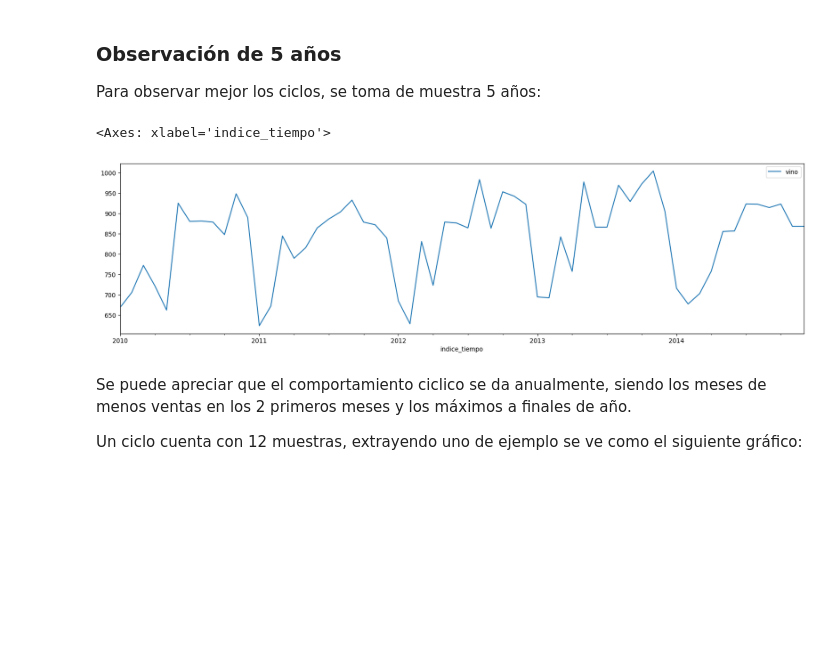
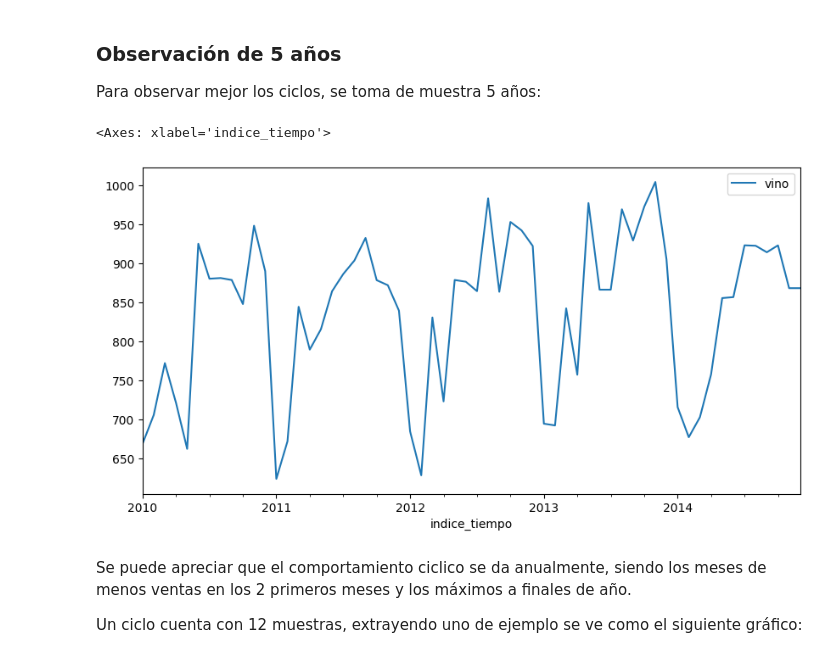
Before and after one commit to sergio2pi/CEIA-FIUBA_ST, a Jupyter notebook: trabajo_integrador/series_temporales.ipynb, the cells around one changed output. Cells and saved outputs as stored; diff of their text form; code cells hidden in the pictures; blank space fills up the shorter version.

```diff
--- a/trabajo_integrador/series_temporales.ipynb
+++ b/trabajo_integrador/series_temporales.ipynb
@@ -134,11 +133,11 @@ Para observar mejor los ciclos, se toma de muestra 5 años:
 # %%
 dataset_year = dataset[dataset["indice_tiempo"] < '2015-1-1']
 dataset_year = dataset_year[dataset_year["indice_tiempo"] > '2009-12-31']
 
-dataset_year.plot(x = 'indice_tiempo', y = 'vino', figsize=(20, 5))
+dataset_year.plot(x = 'indice_tiempo', y = 'vino', figsize=(10, 5))
 # %% [output]
 <Axes: xlabel='indice_tiempo'>
-[figure, old version]
+[figure, new version]
 # %% [markdown]
 Se puede apreciar que el comportamiento ciclico se da anualmente, siendo los meses de menos ventas en los 2 primeros meses y los máximos a finales de año.
 
```
Also changed, not shown: parts of 61 cells of this notebook, 1 other file.
